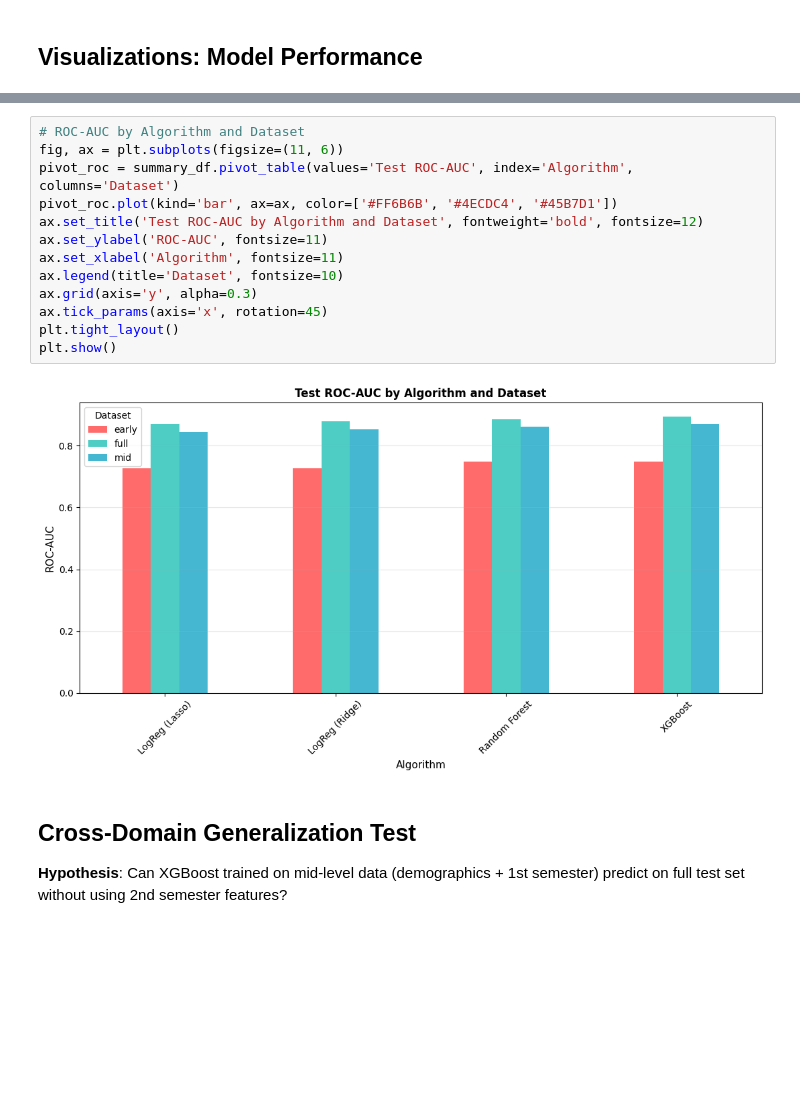
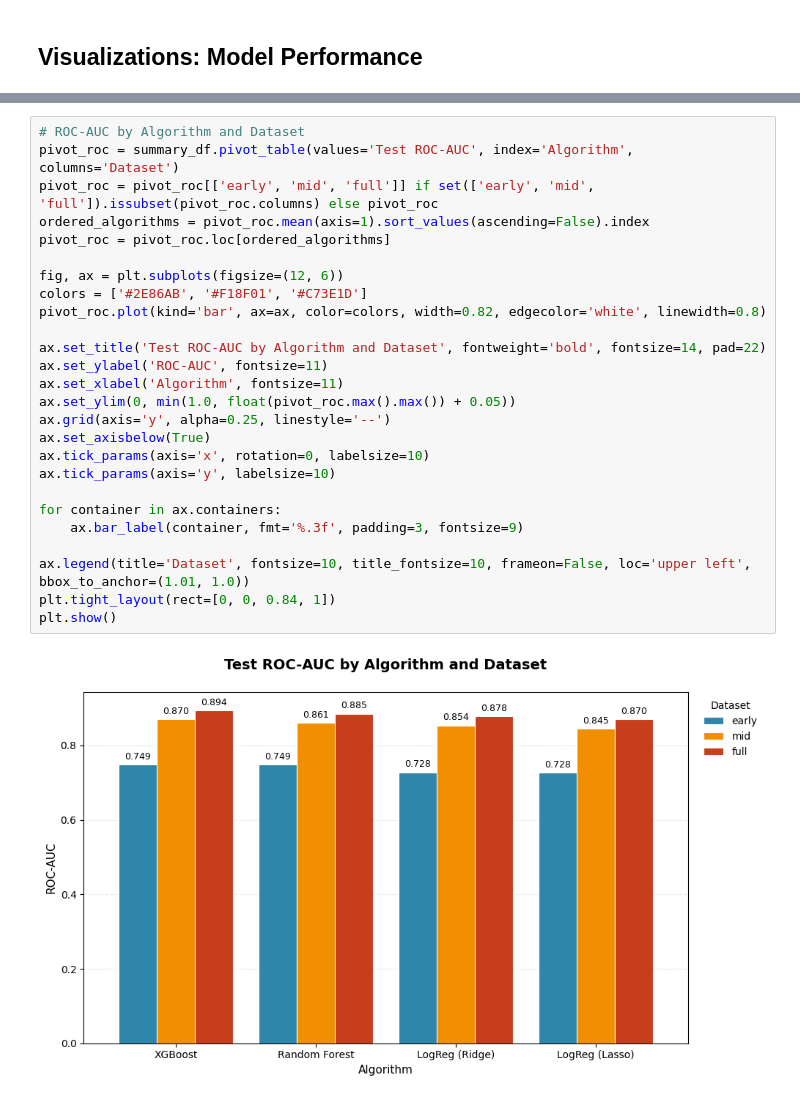
Before and after one commit to joycheng88/ml_early_dropout_detection, a Jupyter notebook: model_training.ipynb, the cells around one changed output, grey strips where cells are left out. Cells and saved outputs as stored; diff of their text form; blank space fills up the shorter version.

```diff
--- a/model_training.ipynb
+++ b/model_training.ipynb
@@ -1128,19 +1102,28 @@ plt.show()
 # %%
 # ROC-AUC by Algorithm and Dataset
-fig, ax = plt.subplots(figsize=(11, 6))
 pivot_roc = summary_df.pivot_table(values='Test ROC-AUC', index='Algorithm', columns='Dataset')
-pivot_roc.plot(kind='bar', ax=ax, color=['#FF6B6B', '#4ECDC4', '#45B7D1'])
-ax.set_title('Test ROC-AUC by Algorithm and Dataset', fontweight='bold', fontsize=12)
+pivot_roc = pivot_roc[['early', 'mid', 'full']] if set(['early', 'mid', 'full']).issubset(pivot_roc.columns) else pivot_roc
+ordered_algorithms = pivot_roc.mean(axis=1).sort_values(ascending=False).index
+pivot_roc = pivot_roc.loc[ordered_algorithms]
+
+fig, ax = plt.subplots(figsize=(12, 6))
+colors = ['#2E86AB', '#F18F01', '#C73E1D']
+pivot_roc.plot(kind='bar', ax=ax, color=colors, width=0.82, edgecolor='white', linewidth=0.8)
+
+ax.set_title('Test ROC-AUC by Algorithm and Dataset', fontweight='bold', fontsize=14, pad=22)
 ax.set_ylabel('ROC-AUC', fontsize=11)
 ax.set_xlabel('Algorithm', fontsize=11)
-ax.legend(title='Dataset', fontsize=10)
-ax.grid(axis='y', alpha=0.3)
-ax.tick_params(axis='x', rotation=45)
-plt.tight_layout()
+ax.set_ylim(0, min(1.0, float(pivot_roc.max().max()) + 0.05))
+ax.grid(axis='y', alpha=0.25, linestyle='--')
+ax.set_axisbelow(True)
+ax.tick_params(axis='x', rotation=0, labelsize=10)
+ax.tick_params(axis='y', labelsize=10)
+
+for container in ax.containers:
+    ax.bar_label(container, fmt='%.3f', padding=3, fontsize=9)
+
+ax.legend(title='Dataset', fontsize=10, title_fontsize=10, frameon=False, loc='upper left', bbox_to_anchor=(1.01, 1.0))
+plt.tight_layout(rect=[0, 0, 0.84, 1])
 plt.show()
 # %% [output]
-[figure, old version]
+[figure, new version]
-# %% [markdown]
-## Cross-Domain Generalization Test
-
-**Hypothesis**: Can XGBoost trained on mid-level data (demographics + 1st semester) predict on full test set without using 2nd semester features?
```
Also changed, not shown: parts of 10 cells of this notebook, 1 other file.
